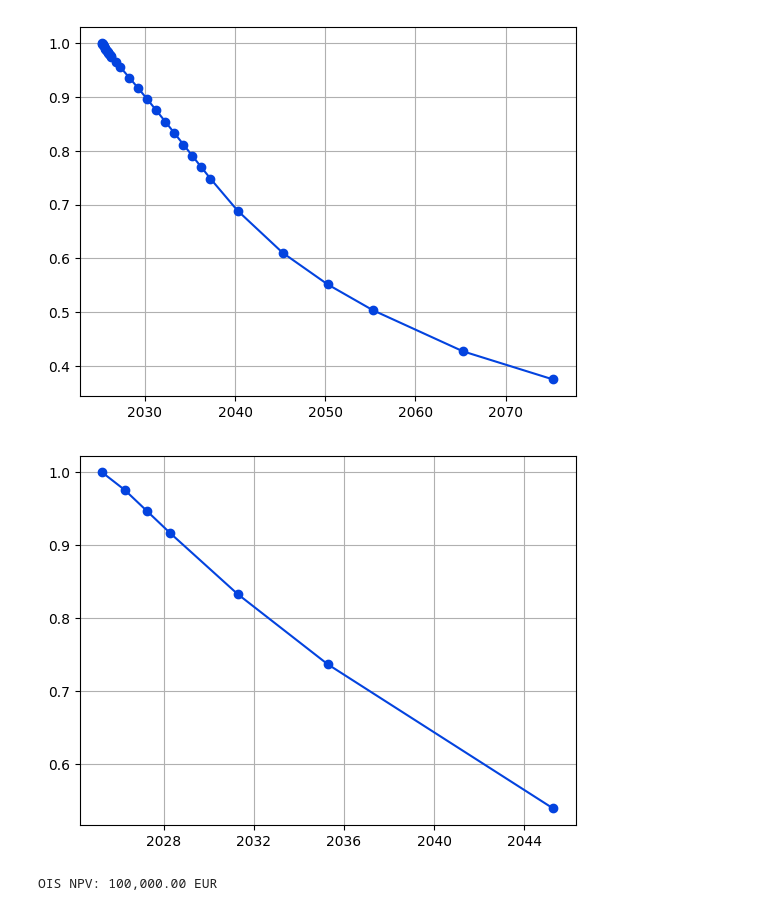
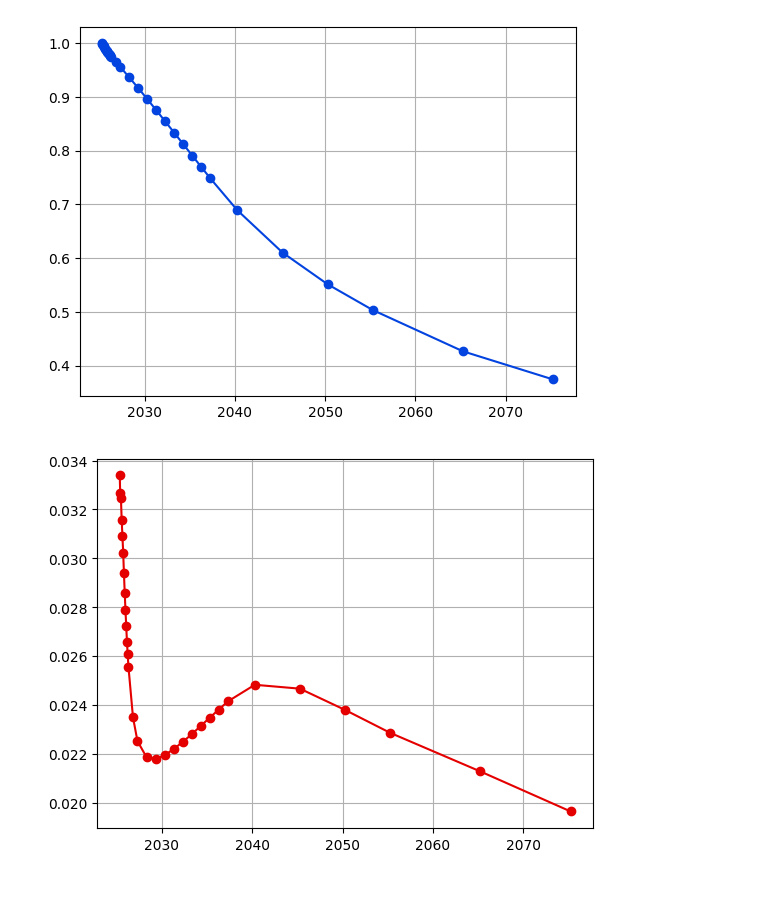
Before and after one commit to matteosan1/advanced_financial_modeling, a Jupyter notebook: code/06_bootstrap.ipynb, the cells around one changed output. Drawn from its saved outputs; the diff is of its cells as text; code cells hidden in the pictures.

```diff
--- a/code/06_bootstrap.ipynb
+++ b/code/06_bootstrap.ipynb
@@ -37,7 +100,7 @@ class Bootstrap:
 
     def objective_function(self, x, i, xs, curve, kwargs):
         pillars = [self.obs_date] + [self.objects[j].payment_dates[-1] for j in range(i+1)]
-        c = curve(self.obs_date, pillars, [1] + xs + [x])
+        c = curve(pillars, [1] + xs + [x])
         return self.objects[i].npv(c, **kwargs)
 
     def run(self, curve, guess=1.0, kwargs={}):
@@ -47,10 +110,8 @@ class Bootstrap:
             x.append(res)
         return x
 # %%
-from finmarkets import DiscountCurve
-
 bootstrap = Bootstrap(obs_date, oiss)
 dfs = bootstrap.run(DiscountCurve)
 
-discount_curve = DiscountCurve(obs_date, pillars, dfs)
+discount_curve = DiscountCurve(pillars, dfs)
 # %%
@@ -61,17 +122,3 @@ plt.grid(True)
 plt.show()
 # %% [output]
 [figure]
-# %%
-import pandas as pd
-
-from finmarkets import CreditDefaultSwap
-
-obs_date = start_date = date.today()
-mq = pd.read_excel("https://github.com/matteosan1/finance_course/raw/develop/input_files/cds_quotes.xlsx")
-
-cdswaps = []
-pillar_dates = []
-for i in range (len(mq)):
-    cds = CreditDefaultSwap (1e6, start_date, mq.loc[i, 'maturities'], mq.loc[i, 'quotes'])
-    cdswaps.append(cds)
-    pillar_dates.append(cds.payment_dates[-1])
@@ -85,12 +125,17 @@ credit_curve = CreditCurve(obs_date, pillar_dates, ndps)
-# %%
-import matplotlib.pyplot as plt, numpy as np
-
-plt.plot(credit_curve.pillar_dates, credit_curve.ndps, marker="o", color="xkcd:blue")
-plt.grid(True)
-plt.show()
-# %% [output]
-[figure, removed]
-# %%
-print (f"OIS NPV: {100000:,.2f} EUR")
-# %% [output]
-OIS NPV: 100,000.00 EUR
+# %%
+import numpy as np
+
+from datetime import date
+
+rates = []
+for i in range(1, len(discount_curve.pillar_dates)):
+    tau = (discount_curve.pillar_dates[i]-date.today()).days/365
+    rates.append(-np.log(dfs[i])/tau)
+# %%
+import matplotlib.pyplot as plt
+
+plt.plot(discount_curve.pillar_dates[1:], rates, marker="o", color="xkcd:red")
+plt.grid(True)
+plt.show()
+# %% [output]
+[figure, added]
```
Also changed, not shown: parts of 5 cells of this notebook, 10 other files.
